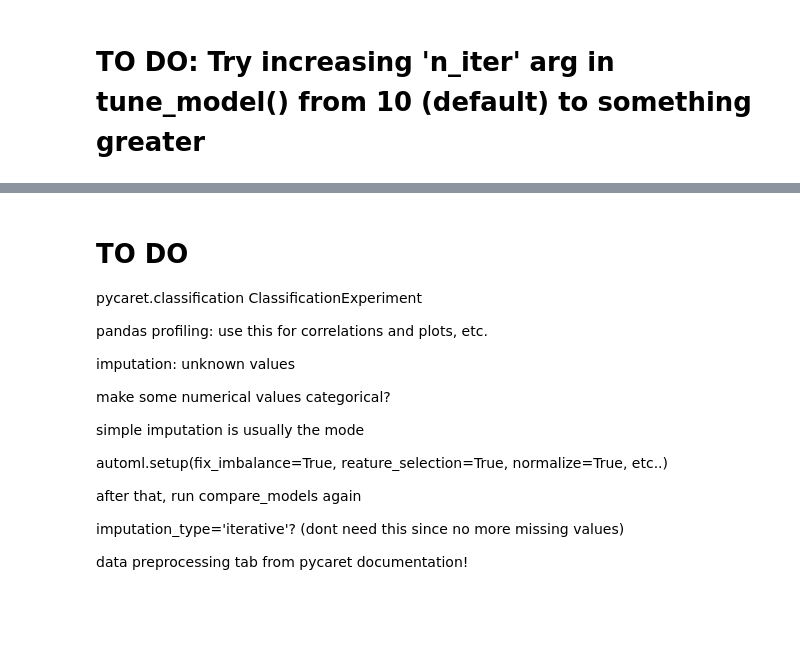
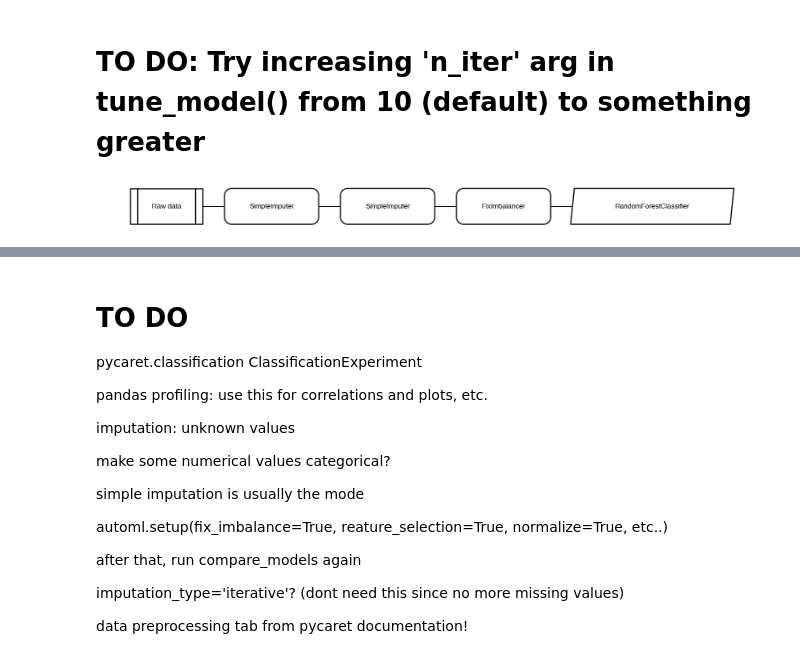
Before and after one commit to LonnyCox55/MSDS696_NHLExpectedGoalPrediction, a Jupyter notebook: main.ipynb, the cells around one changed output, grey strips where cells are left out. Saved outputs shown, nothing was run; the diff lists cells and outputs as text; code cells hidden in the pictures; blank space fills up the shorter version.

```diff
--- a/main.ipynb
+++ b/main.ipynb
@@ -594,4 +591,7 @@ Fitting 10 folds for each of 10 candidates, totalling 100 fits
 # Evaluate the model and display the resulting confusion matrix
 pycc.plot_model(pycc_rf_tuned, plot = 'confusion_matrix')
 # %%
-pycc.plot_model(pycc_rf_tuned, plot = 'pipeline')
+#pycc.plot_model(pycc_rf_tuned, plot = 'pipeline')
+pycc.plot_model(pycc_rf, plot = 'pipeline')
+# %% [output]
+[figure, added]
```
Also changed, not shown: parts of 15 cells of this notebook.
